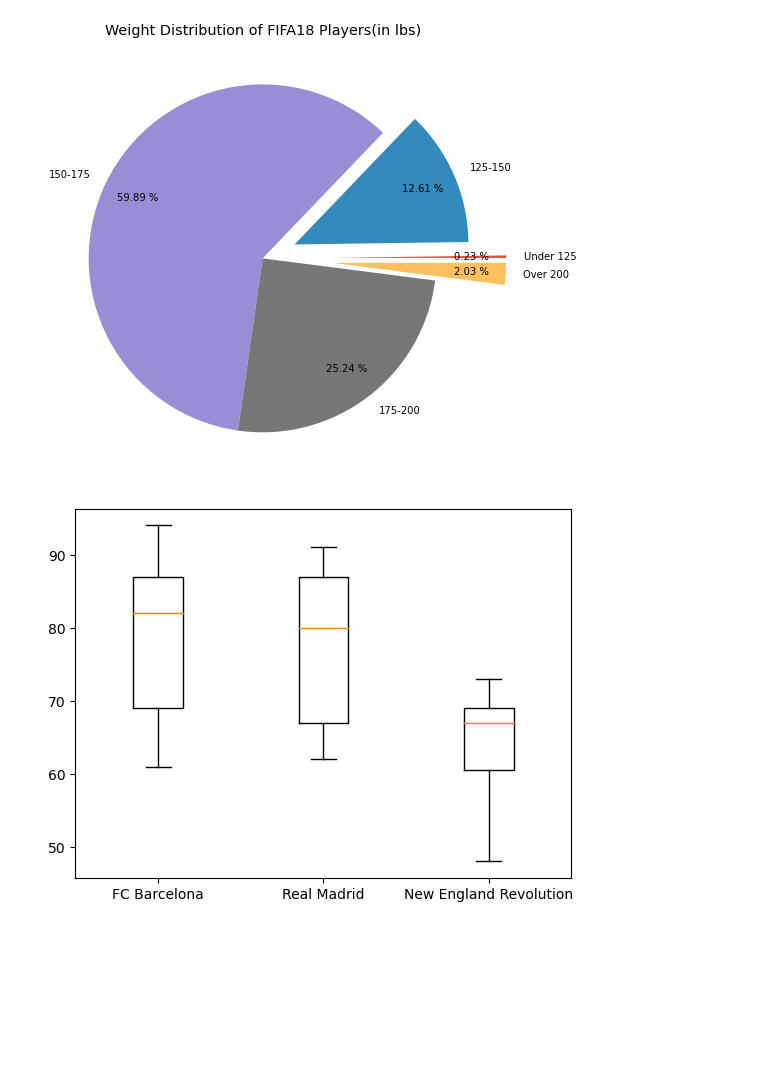
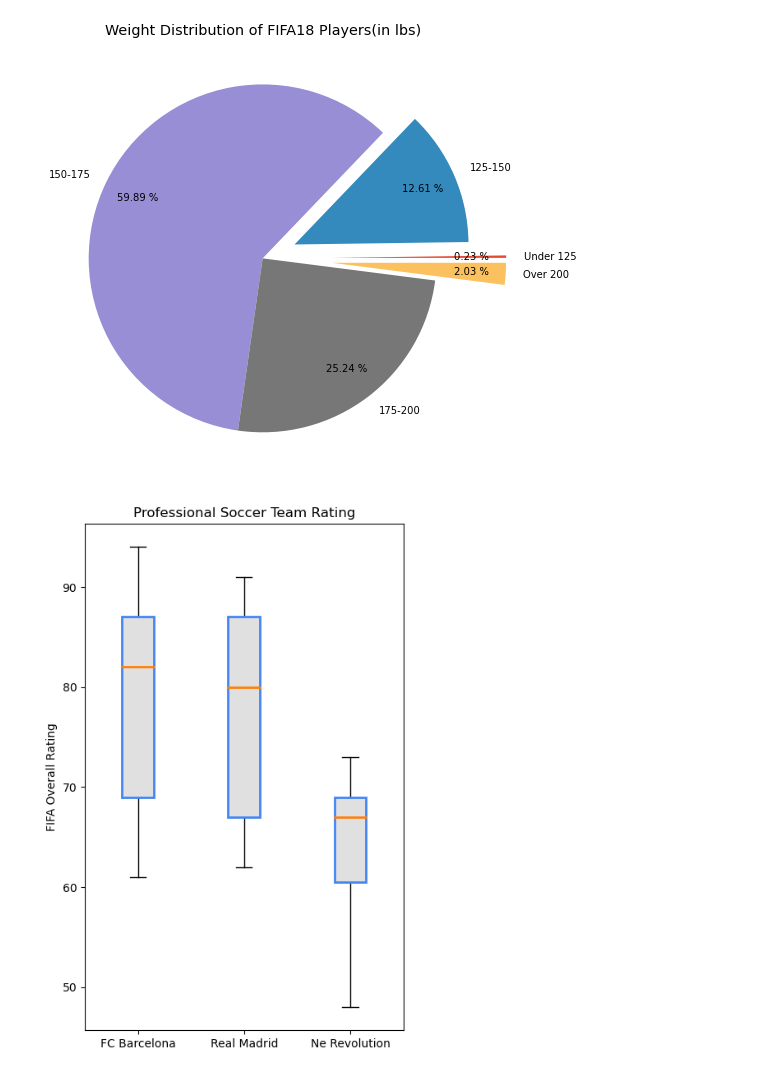
Before and after one commit to sheddyranking/Data-Visualization, a Jupyter notebook: matplotlib1.py.ipynb, the cells around one changed output. Saved outputs shown, nothing was run; the diff lists cells and outputs as text; code cells hidden in the pictures; blank space fills up the shorter version.

Commit message:
updated boxplot team

```diff
--- a/matplotlib1.py.ipynb
+++ b/matplotlib1.py.ipynb
@@ -135,19 +135,29 @@ plt.show()
 # %%
 # pie boxplot club comparison
 
 plt.style.use('default')
+
+plt.figure(figsize=(5,8))
 
 barcelona = fifa.loc[fifa.Club == 'FC Barcelona']['Overall']
 madrid = fifa.loc[fifa.Club == 'Real Madrid']['Overall']
 revs = fifa.loc[fifa.Club == 'New England Revolution']['Overall']
 
 
-labels = ['FC Barcelona', 'Real Madrid', 'New England Revolution']
+labels = ['FC Barcelona', 'Real Madrid', 'Ne Revolution']
 
-plt.boxplot([barcelona,madrid,revs],labels=labels)
+boxes = plt.boxplot([barcelona,madrid,revs],labels=labels, patch_artist=True, medianprops={'linewidth':2})
+
+for box in boxes['boxes']:
+    #set edge color
+
+    box.set(color = '#4286f4', linewidth =2)
+
+    #set fill color
+    box.set(facecolor = '#e0e0e0') #set patch_artist to true for this to work
 
 plt.title('Professional Soccer Team Rating')
 plt.ylabel('FIFA Overall Rating')
 plt.show()
 # %% [output]
-[figure, old version]
+[figure, new version]
```
